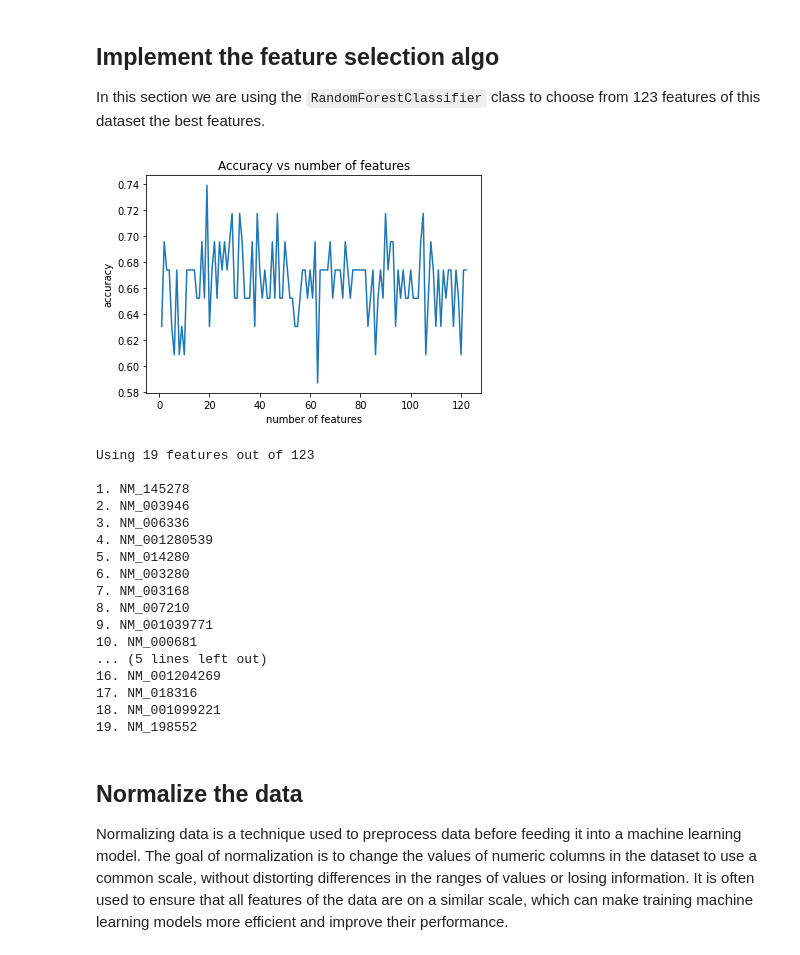
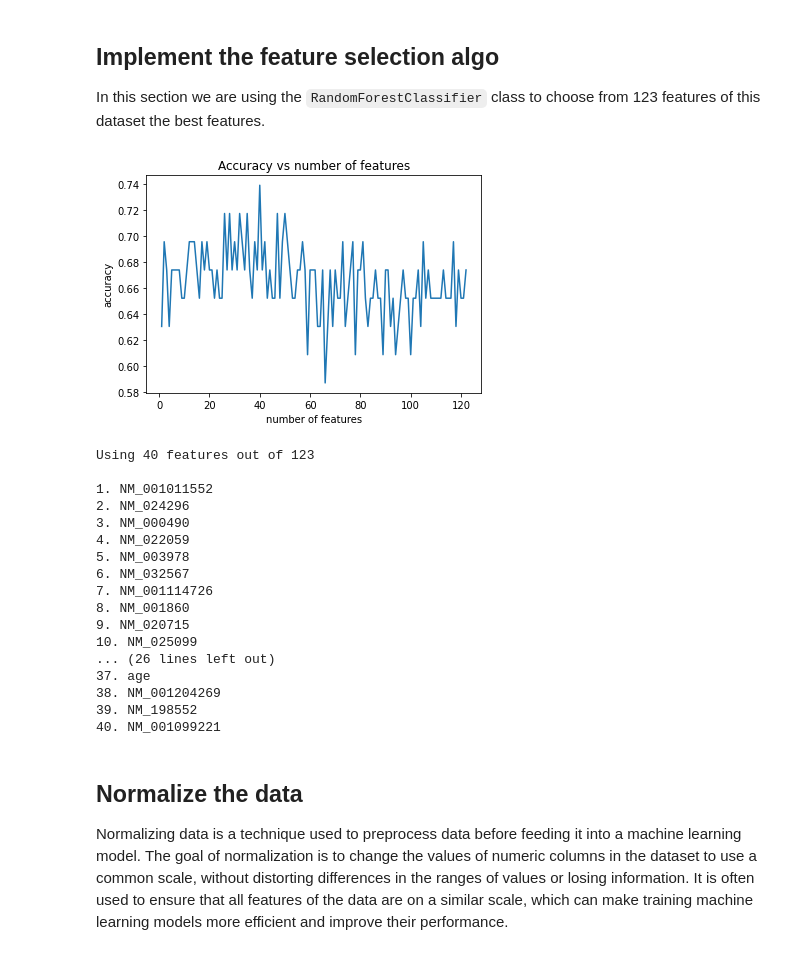
Before and after one commit to ofryma/intro-to-AI, a Jupyter notebook: hw/data_mining_project/cancer_dignose/cancer_nn.ipynb, the cells around one changed output. Cells and saved outputs as stored; diff of their text form; code cells hidden in the pictures.

```diff
--- a/hw/data_mining_project/cancer_dignose/cancer_nn.ipynb
+++ b/hw/data_mining_project/cancer_dignose/cancer_nn.ipynb
@@ -187,7 +226,7 @@ best_acc = 0
 best_n = 0
 original_len = len(X_train.keys())
 best_top_features = []
-estimators = 100 #The number of desicion trees
+estimators = 150 # The number of desicion trees
 
 clf = RandomForestClassifier(n_estimators=estimators)
 clf.fit(X_train, y_train)
@@ -227,51 +266,51 @@ for n in range(1 , len(X_train.keys())):
   if acc > best_acc:
     best_acc = acc
     best_n = n
     best_top_features = top_n_features
 
   del clf2
 
 
 # Ploting the accuracy as a function of the number of features
 plt.plot(fs_n , fs_acc)
 plt.xlabel('number of features')
 plt.ylabel('accuracy')
 plt.title('Accuracy vs number of features')
 plt.show()
 
 print(f"\nUsing {best_n} features out of {original_len}\n")
 
 
 # Changing the data to match the best feature selection
 for index , feature in enumerate(best_top_features):
   f_name = list(X_train.keys())[feature]
   print(f"{index+1}. {f_name}")
   X_train_top[f_name] = X_train[f_name]
   X_test_top[f_name] = X_test[f_name]
   X_validation_top[f_name] = X_validation[f_name]
 
 X_train = pd.DataFrame.from_dict(X_train_top)
 X_test = pd.DataFrame.from_dict(X_test_top)
 X_validation = pd.DataFrame.from_dict(X_validation_top)
 # %% [output]
-[figure, old version]
+[figure, new version]
-Using 19 features out of 123
+Using 40 features out of 123
 
-1. NM_145278
-2. NM_003946
-3. NM_006336
-4. NM_001280539
-5. NM_014280
-6. NM_003280
-7. NM_003168
-8. NM_007210
-9. NM_001039771
-10. NM_000681
-... (5 lines left out)
-16. NM_001204269
-17. NM_018316
-18. NM_001099221
-19. NM_198552
+1. NM_001011552
+2. NM_024296
+3. NM_000490
+4. NM_022059
+5. NM_003978
+6. NM_032567
+7. NM_001114726
+8. NM_001860
+9. NM_020715
+10. NM_025099
+... (26 lines left out)
+37. age
+38. NM_001204269
+39. NM_198552
+40. NM_001099221
 # %% [markdown]
 ## Normalize the data
 
```
Also changed, not shown: parts of 6 cells of this notebook.
